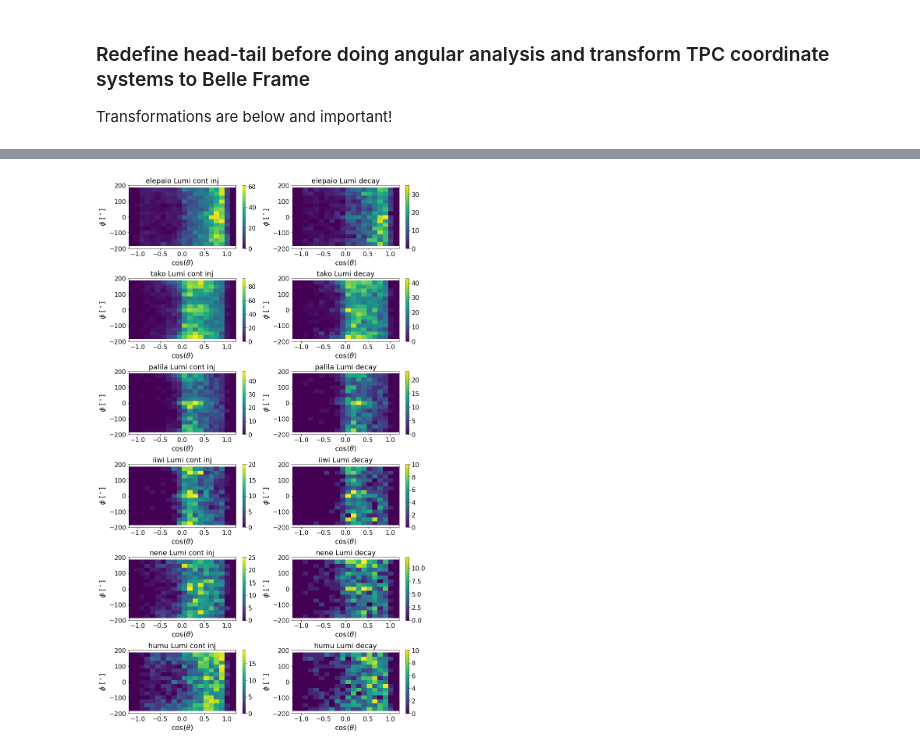
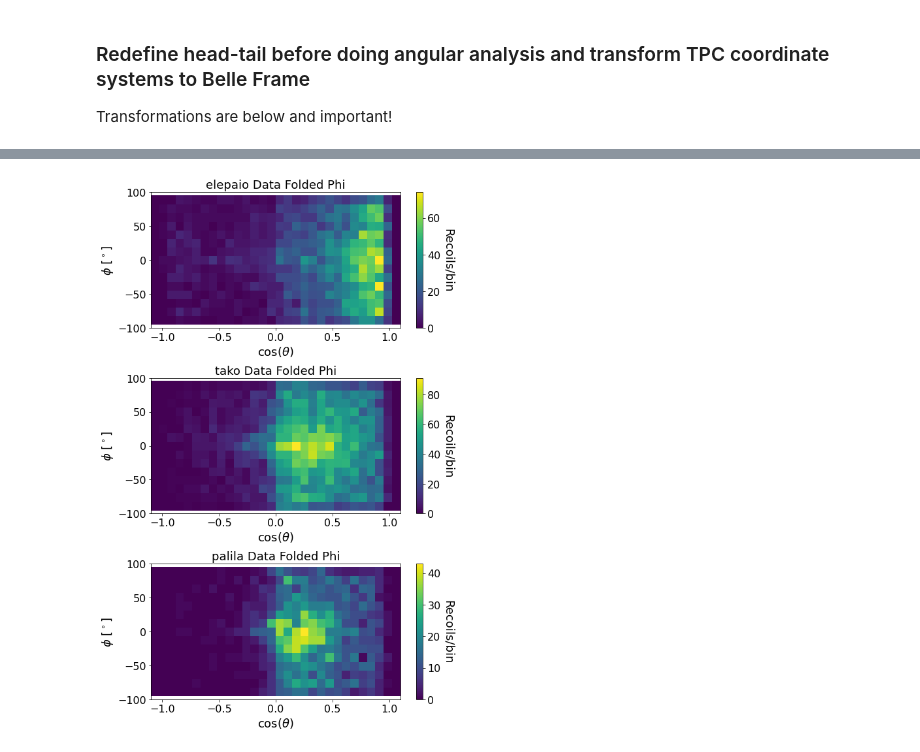
Before and after one commit to jschuel/jeff_workspace, a Jupyter notebook: analysis/phase3/Spectra_and_angular_plots.ipynb, the cells around one changed output, grey strips where cells are left out. Cells and saved outputs as stored; diff of their text form; code cells hidden in the pictures.

```diff
--- a/analysis/phase3/Spectra_and_angular_plots.ipynb
+++ b/analysis/phase3/Spectra_and_angular_plots.ipynb
@@ -56,3 +37,4 @@ HER_cont_inj = a.get_tpc_data_during_study_period("HER", "Cont_inj")
 HER_decay = a.get_tpc_data_during_study_period("HER", "Decay")
 Lumi_cont_inj = a.get_tpc_data_during_study_period("Lumi", "Cont_inj")
 Lumi_decay = a.get_tpc_data_during_study_period("Lumi", "Decay")
+MC = a.apply_energy_calibrations_to_MC()
@@ -75,0 +49,8 @@ LER_cont_inj['iiwi']
+# %%
+for tpc in ['iiwi', 'palila', 'tako', 'elepaio']:
+    LER_cont_inj[tpc] = LER_cont_inj[tpc].append(LER_decay[tpc])
+    HER_cont_inj[tpc] = HER_cont_inj[tpc].append(HER_decay[tpc])
+    Lumi_cont_inj[tpc] = Lumi_cont_inj[tpc].append(Lumi_decay[tpc])
+    LER_cont_inj[tpc].index = [i for i in range(0,len(LER_cont_inj[tpc]))]
+    HER_cont_inj[tpc].index = [i for i in range(0,len(HER_cont_inj[tpc]))]
+    Lumi_cont_inj[tpc].index = [i for i in range(0,len(Lumi_cont_inj[tpc]))]
@@ -75,0 +59,4 @@ LER_cont_inj['iiwi']
+# %%
+for tpc in MC.keys():
+    MC[tpc] = MC[tpc].loc[MC[tpc]['reco_energy']>8]
+    MC[tpc].index = [i for i in range(0,len(MC[tpc]))]
@@ -547,50 +598,56 @@ plot_phi_dist("FWD")
+# %%
+for tpc in ['elepaio', 'tako', 'palila']:
+    #combined_data[tpc]['phi_fold'] = combined_data[tpc]['phi'].apply(lambda x: x if x <= 90 else 180-x)
+    #combined_data[tpc]['phi_fold'] = combined_data[tpc]['phi_fold'].apply(lambda x: x if x >= -90 else -180-x)
+    Lumi_cont_inj[tpc]['phi_fold'] = Lumi_cont_inj[tpc]['phi'].apply(lambda x: x if x <= 90 else 180-x)
+    Lumi_cont_inj[tpc]['phi_fold'] = Lumi_cont_inj[tpc]['phi_fold'].apply(lambda x: x if x >= -90 else -180-x)
 # %%
 import matplotlib
 def plot_theta_phi():
-    tpcs = ['elepaio', 'tako', 'palila','iiwi', 'nene', 'humu']
+    tpcs = ['elepaio', 'tako', 'palila']
     i = 1
-    fig = plt.figure(figsize=(12,20))
+    fig = plt.figure(figsize=(8,12))
     plt.rc('legend', fontsize=12)
     plt.rc('xtick', labelsize=16)
     plt.rc('ytick', labelsize=16)
     plt.rc('axes', labelsize=18)
     plt.rc('axes', titlesize=18)
     for tpc in tpcs:
         #plt.subplot(6,3,i)
         #plt.hist2d(np.cos(LER_cont_inj[tpc]['theta']*np.pi/180), LER_cont_inj[tpc]['phi'], bins = (20,15), range = ((-1.2,1.2), (-185,185)), label = 'LER_cont_inj', norm = matplotlib.colors.LogNorm(vmin=0.9, vmax=100))
         #plt.title(tpc+' LER_cont_inj')
         #plt.xlabel(r'cos($\theta$)')
         #plt.ylabel(r'$\phi$ [$^\circ$]')
         #plt.ylim(-200,200)
-        plt.subplot(6,2,i)
-        plt.hist2d(np.cos(Lumi_cont_inj[tpc]['theta']*np.pi/180), Lumi_cont_inj[tpc]['phi'], bins = (20,15), range = ((-1.2,1.2), (-185,185)), label = 'Lumi_cont_inj')#, norm = matplotlib.colors.LogNorm(vmin=0.9, vmax=100))
-        plt.title(tpc+' Lumi cont inj')
+        plt.subplot(3,1,i)
+        plt.hist2d(np.cos(combined_data[tpc]['theta']*np.pi/180), combined_data[tpc]['phi_fold'], bins = (30,15), range = ((-1.1,1.1), (-95,95)), label = 'Data')#, norm = matplotlib.colors.LogNorm(vmin=0.9, vmax=100))
+        plt.title(tpc+' Data Folded Phi')
         plt.xlabel(r'cos($\theta$)')
         plt.ylabel(r'$\phi$ [$^\circ$]')
-        plt.ylim(-200,200)
-        plt.colorbar()
-        plt.subplot(6,2,i+1)
-        plt.hist2d(np.cos(Lumi_decay[tpc]['theta']*np.pi/180), Lumi_decay[tpc]['phi'], bins = (20,15), range = ((-1.2,1.2), (-185,185)), label = 'Lumi_decay')#, norm = matplotlib.colors.LogNorm(vmin=0.9, vmax=100))
-        plt.title(tpc+' Lumi decay')
-        plt.colorbar()
+        plt.ylim(-100,100)
+        plt.colorbar().set_label('Recoils/bin', rotation = 270, labelpad = 20)
+        #plt.subplot(6,2,i+1)
+        #plt.hist2d(MC[tpc]['fit_theta']*180/np.pi, MC[tpc]['fit_phi']*180/np.pi, bins = (10,10), range = ((-180,180), (-185,185)), label = 'MC')#, norm = matplotlib.colors.LogNorm(vmin=0.9, vmax=100))
+        #plt.title(tpc+' MC')
+        #plt.colorbar()
         #plt.yscale("Log")
-        plt.xlabel(r'cos($\theta$)')
-        plt.ylabel(r'$\phi$ [$^\circ$]')
-        plt.ylim(-200,200)
+        #plt.xlabel(r'cos($\theta$)')
+        #plt.ylabel(r'$\phi$ [$^\circ$]')
+        #plt.ylim(-200,200)
         #plt.ylim(0.9,3000)
         #plt.legend()
 
         #plt.hist(LER_decay[tpc]['theta'], bins = 90, histtype = 'step', range = (-5,185), label = 'LER_decay', linewidth = 2)
         #plt.hist(HER_decay[tpc]['theta'], bins = 90, histtype = 'step', range = (-5,185), label = 'HER_decay', linewidth = 2)
         #plt.hist(Lumi_decay[tpc]['theta'], bins = 90, histtype = 'step', range = (-5,185), label = 'Lumi_decay', linewidth = 2)
         #plt.title(tpc)
         #plt.yscale("Log")
         #plt.xlabel('Track theta [degrees]')
         #plt.ylim(0.9,3000)
         #plt.legend()
-        i+=2
+        i+=1
     plt.tight_layout()
     plt.show()
 plot_theta_phi()
 # %% [output]
-[figure, old version]
+[figure, new version]
```
Also changed, not shown: parts of 20 cells of this notebook, 11 other files.
